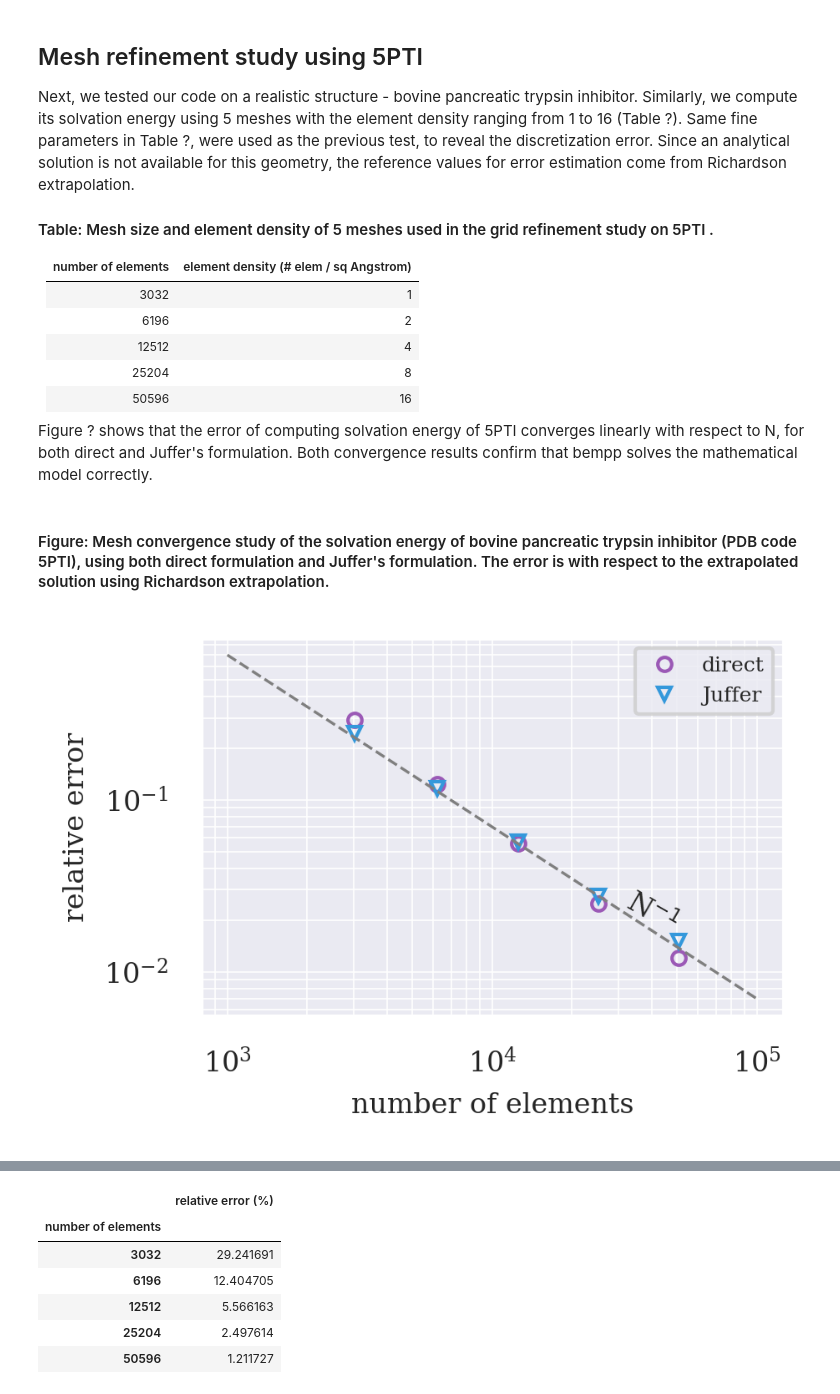
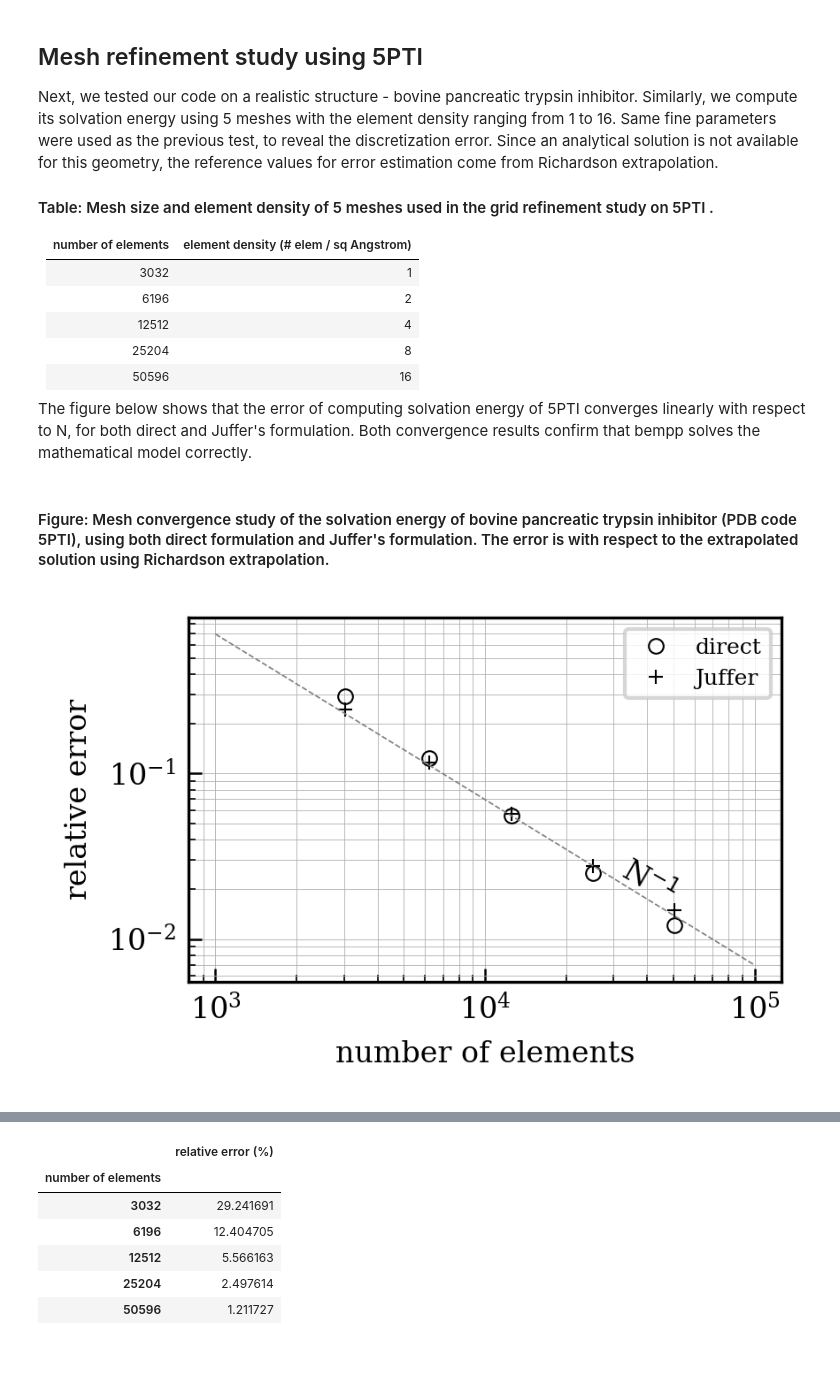
Before and after one commit to barbagroup/bempp_exafmm_paper, a Jupyter notebook: repro-pack/5PTI_convergence.ipynb, the cells around one changed output, grey strips where cells are left out. Saved outputs shown, nothing was run; the diff lists cells and outputs as text; code cells hidden in the pictures; blank space fills up the shorter version.

Commit message:
update figures and notebooks with new results

```diff
--- a/repro-pack/5PTI_convergence.ipynb
+++ b/repro-pack/5PTI_convergence.ipynb
@@ -8,15 +5,0 @@ from scripts.result_parser import get_df
-# %%
-flatui = ["#9b59b6", "#3498db", "#e74c3c", "#34495e", "#2ecc71"]
-sns.set(context='notebook', style='darkgrid', font='serif')
-sns.set_palette(flatui, n_colors=3)
-#plt.style.use('seaborn-notebook')
-params = {'font.family': 'serif',
-          'legend.fontsize': 6,
-          'legend.handlelength': 2,
-          'figure.dpi': 300,
-          'lines.markersize': 4,
-          'axes.titlesize': 8,
-          'axes.labelsize': 8,
-          'xtick.labelsize': 8,
-          'ytick.labelsize': 8}
-plt.rcParams.update(params)
@@ -24,0 +6,2 @@ plt.rcParams.update(params)
+# %%
+plt.rcParams.update(PLOT_PARAMS)   # update plot style
@@ -46,8 +31,8 @@ extrapolated solution using Juffer formulation:  -312.6860107009303
 ## Mesh refinement study using 5PTI
 
 Next, we tested our code on a realistic structure - bovine pancreatic trypsin inhibitor.
-Similarly, we compute its solvation energy using 5 meshes with the element density ranging from 1 to 16 (Table ?).
-Same fine parameters in Table ?, were used as the previous test, to reveal the discretization error.
+Similarly, we compute its solvation energy using 5 meshes with the element density ranging from 1 to 16.
+Same fine parameters were used as the previous test, to reveal the discretization error.
 Since an analytical solution is not available for this geometry, the reference values for error estimation come from Richardson extrapolation.
 
 #### Table: Mesh size and element density of 5 meshes used in the grid refinement study on 5PTI .
@@ -60,29 +45,31 @@ Since an analytical solution is not available for this geometry, the reference v
 |        25204       |        8        |
 |        50596       |        16       |
 
-Figure ? shows that the error of computing solvation energy of 5PTI converges linearly with respect to N, for both direct and Juffer's formulation.
+The figure below shows that the error of computing solvation energy of 5PTI converges linearly with respect to N, for both direct and Juffer's formulation.
 Both convergence results confirm that bempp solves the mathematical model correctly.
 # %% [markdown]
 #### Figure: Mesh convergence study of the solvation energy of bovine pancreatic trypsin inhibitor (PDB code 5PTI), using both direct formulation and Juffer's formulation. The error is with respect to the extrapolated solution using Richardson extrapolation.
 # %%
 fig = plt.figure(figsize=(3, 2))
 ax = fig.add_subplot(111)
 N = direct_5PTI_df.index.values
 N_ = np.array((1e3, 1e5))
 asymp = N[2] * rel_error_direct[2] / N_
-ax.loglog(N, rel_error_direct, linestyle='', marker='o', fillstyle='none', label='direct', ms=4)
-ax.loglog(N, rel_error_juffer, linestyle='', marker='v', fillstyle='none', label='Juffer', ms=4)
-ax.loglog(N_, asymp, linestyle='--', color='#7f7f7f', linewidth=0.8)
-ax.grid(which="both", lw=0.4)
+ax.loglog(N, rel_error_direct, linestyle='', marker='o', fillstyle='none', label='direct', color='black')
+ax.loglog(N, rel_error_juffer, linestyle='', marker='+', fillstyle='none', label='Juffer', color='black')
+ax.loglog(N_, asymp, linestyle='--', color='#7f7f7f')
+ax.grid(which="both")
 ax.set_xlabel('number of elements')
 ax.set_ylabel('relative error')
 ax.legend()
 
 loc = (3*N[-2]+N[-1])/4
 text_loc = np.array((loc, 1.2*N[-2]*rel_error_direct[-2]/loc))
-ax.text(text_loc[0], text_loc[1],r'N$^{-1}$', fontsize=8, rotation=-30,rotation_mode='anchor');
+ax.text(text_loc[0], text_loc[1],r'N$^{-1}$', fontsize=8, rotation=-30,rotation_mode='anchor')
+plt.tight_layout()
+# plt.savefig('../tex/figs/5PTI_convergence.pdf', dpi=300);
 # %% [output]
-[figure, old version]
+[figure, new version]
 # %% [markdown]
 -----
 ### Appendix
```
Also changed, not shown: parts of 11 cells of this notebook, 10 other files.
